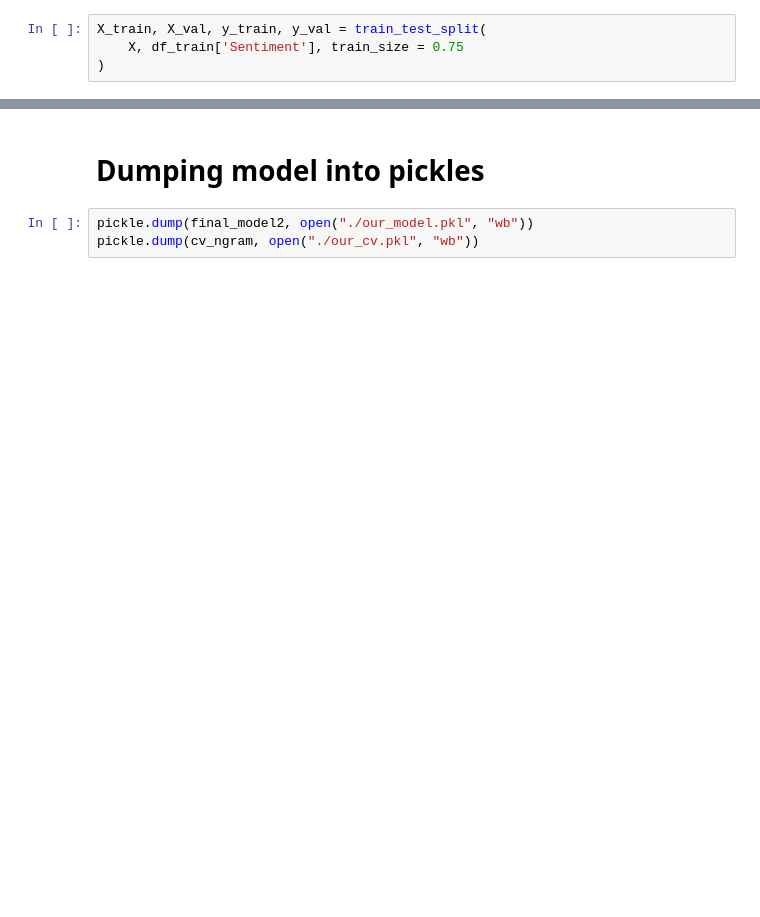
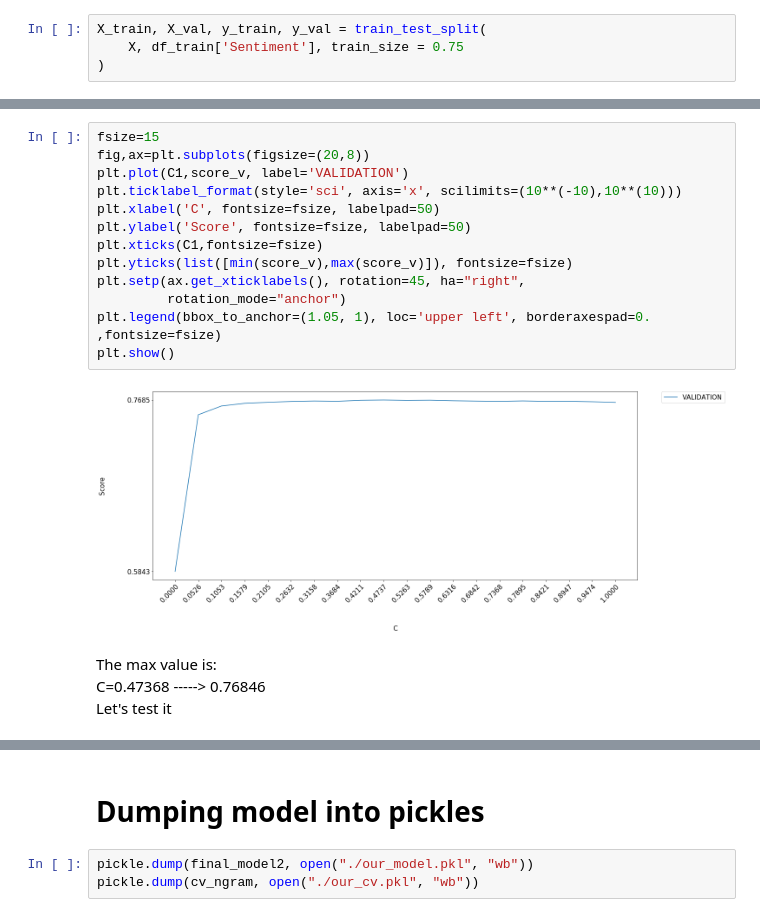
Before and after one commit to Nithope/NLP-Analise-sentimentos-PT, a Jupyter notebook: Analise de sentimentos.ipynb, the cells around one changed output, grey strips where cells are left out. Cells and saved outputs as stored; diff of their text form; blank space fills up the shorter version.

```diff
--- a/Analise de sentimentos.ipynb
+++ b/Analise de sentimentos.ipynb
@@ -45,0 +168,19 @@ X_train, X_val, y_train, y_val = train_test_split(
+# %%
+fsize=15
+fig,ax=plt.subplots(figsize=(20,8))
+plt.plot(C1,score_v, label='VALIDATION')
+plt.ticklabel_format(style='sci', axis='x', scilimits=(10**(-10),10**(10)))
+plt.xlabel('C', fontsize=fsize, labelpad=50)
+plt.ylabel('Score', fontsize=fsize, labelpad=50)
+plt.xticks(C1,fontsize=fsize)
+plt.yticks(list([min(score_v),max(score_v)]), fontsize=fsize)
+plt.setp(ax.get_xticklabels(), rotation=45, ha="right",
+         rotation_mode="anchor")
+plt.legend(bbox_to_anchor=(1.05, 1), loc='upper left', borderaxespad=0. ,fontsize=fsize)
+plt.show()
+# %% [output]
+[figure, added]
+# %% [markdown]
+The max value is:<br>
+C=0.47368 -----> 0.76846<br>
+Let's test it
```
Also changed, not shown: parts of 75 cells of this notebook, 5 other files.
